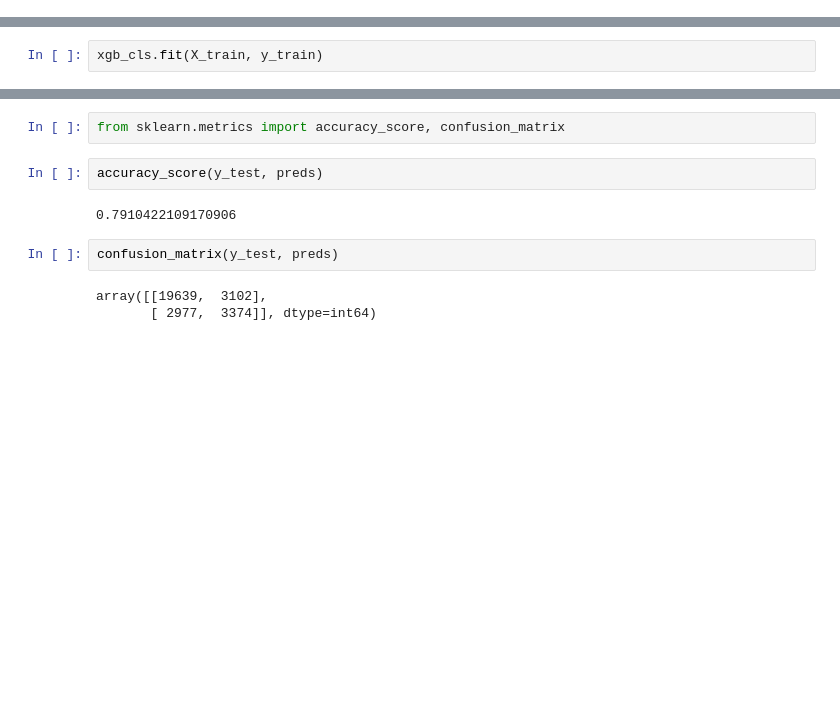
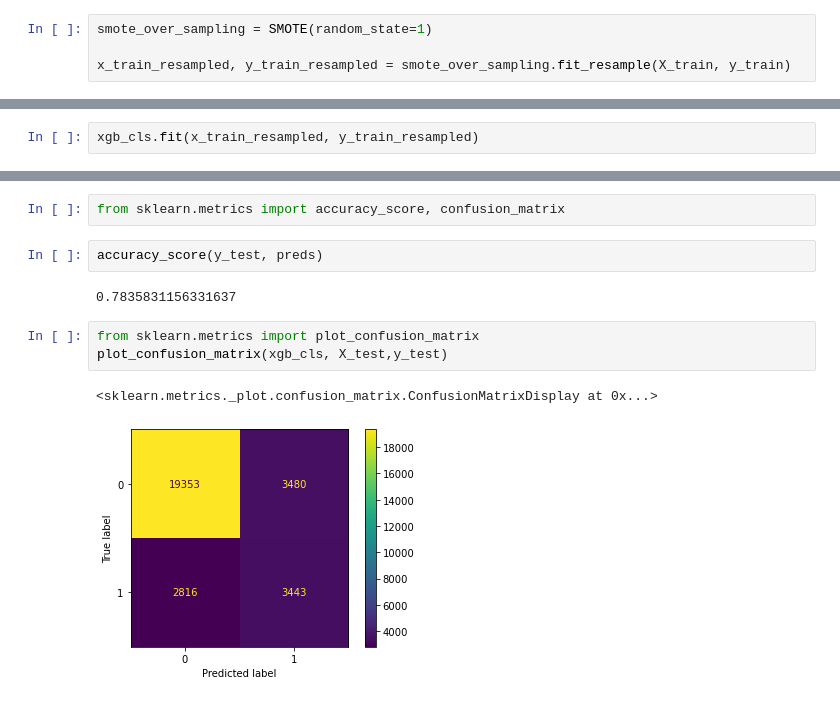
Before and after one commit to yagiz35/Xgboost-Karar-Agaclari-Kullanarak-Rain-In-Austuralia-data-setine-makine-ogrenmesi-uygulamas-, a Jupyter notebook: Untitled1.ipynb, the cells around one changed output, grey strips where cells are left out. Cells and saved outputs as stored; diff of their text form; blank space fills up the shorter version.

```diff
--- a/Untitled1.ipynb
+++ b/Untitled1.ipynb
@@ -347,5 +352,9 @@ import xgboost as xgb
+# %%
+smote_over_sampling = SMOTE(random_state=1)
+
+x_train_resampled, y_train_resampled = smote_over_sampling.fit_resample(X_train, y_train)
 # %%
 xgb_cls = xgb.XGBClassifier(objective = "multi:softmax", num_class=95 )
 # %%
-xgb_cls.fit(X_train, y_train)
+xgb_cls.fit(x_train_resampled, y_train_resampled)
 # %% [output]
@@ -367,9 +376,10 @@ from sklearn.metrics import accuracy_score, confusion_matrix
 # %%
 accuracy_score(y_test, preds)
 # %% [output]
-0.7910422109170906
+0.7835831156331637
 # %%
-confusion_matrix(y_test, preds)
+from sklearn.metrics import plot_confusion_matrix
+plot_confusion_matrix(xgb_cls, X_test,y_test)
 # %% [output]
-array([[19639,  3102],
-       [ 2977,  3374]], dtype=int64)
+<sklearn.metrics._plot.confusion_matrix.ConfusionMatrixDisplay at 0x...>
+[figure, added]
```
Also changed, not shown: parts of 6 cells of this notebook.
